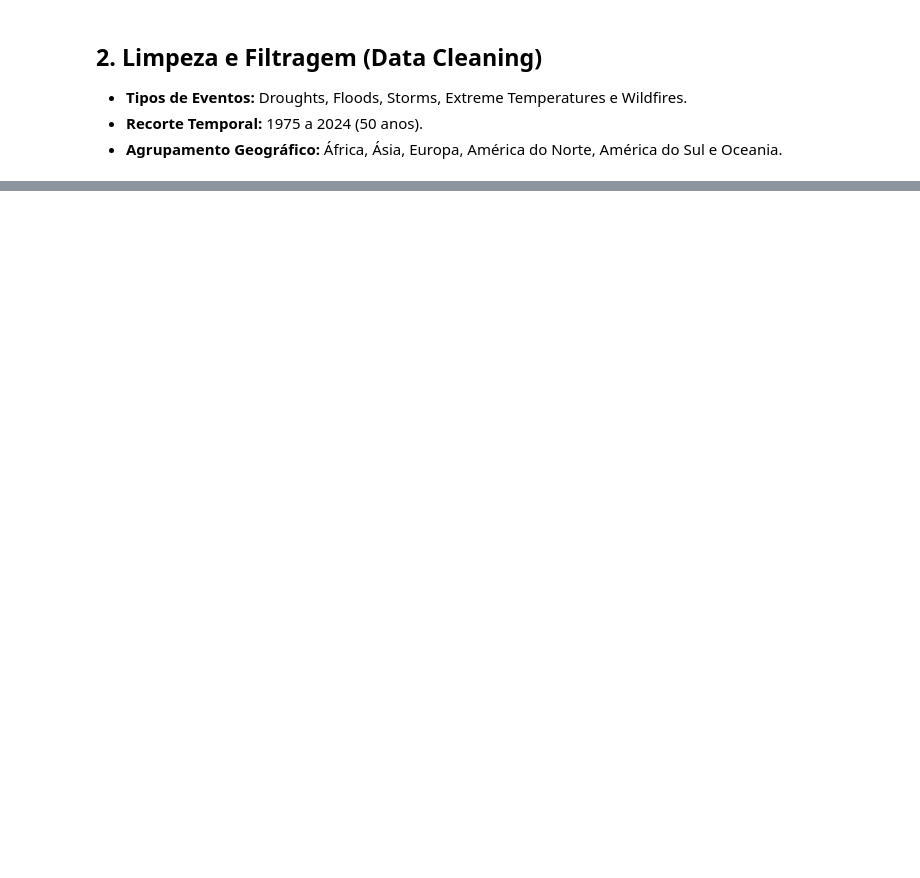
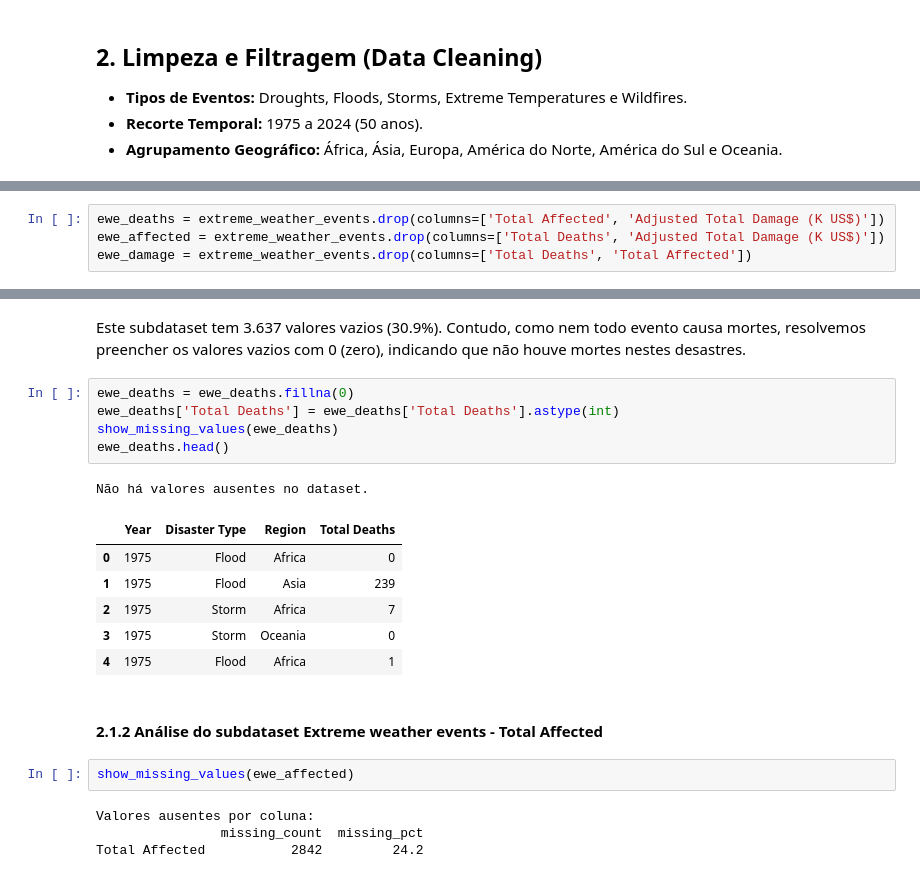
Before and after one commit to felipesabbado/2026-IPS-vd-project, a Jupyter notebook: notebooks/analysis.ipynb, the cells around one changed output, grey strips where cells are left out. Drawn from its saved outputs; the diff is of its cells as text; blank space fills up the shorter version.

```diff
--- a/notebooks/analysis.ipynb
+++ b/notebooks/analysis.ipynb
@@ -525,0 +152,4 @@ emdata = pd.read_excel("./emdat/EMDAT-Events_Clean")
+# %%
+ewe_deaths = extreme_weather_events.drop(columns=['Total Affected', 'Adjusted Total Damage (K US$)'])
+ewe_affected = extreme_weather_events.drop(columns=['Total Deaths', 'Adjusted Total Damage (K US$)'])
+ewe_damage = extreme_weather_events.drop(columns=['Total Deaths', 'Total Affected'])
@@ -525,0 +164,23 @@ emdata = pd.read_excel("./emdat/EMDAT-Events_Clean")
+# %% [markdown]
+Este subdataset tem 3.637 valores vazios (30.9%). Contudo, como nem todo evento causa mortes, resolvemos preencher os valores vazios com 0 (zero), indicando que não houve mortes nestes desastres.
+# %%
+ewe_deaths = ewe_deaths.fillna(0)
+ewe_deaths['Total Deaths'] = ewe_deaths['Total Deaths'].astype(int)
+show_missing_values(ewe_deaths)
+ewe_deaths.head()
+# %% [output]
+Não há valores ausentes no dataset.
+|  | Year | Disaster Type | Region | Total Deaths |
+| 0 | 1975 | Flood | Africa | 0 |
+| 1 | 1975 | Flood | Asia | 239 |
+| 2 | 1975 | Storm | Africa | 7 |
+| 3 | 1975 | Storm | Oceania | 0 |
+| 4 | 1975 | Flood | Africa | 1 |
+# %% [markdown]
+#### 2.1.2 Análise do subdataset **Extreme weather events - Total Affected**
+# %%
+show_missing_values(ewe_affected)
+# %% [output]
+Valores ausentes por coluna:
+                missing_count  missing_pct
+Total Affected           2842         24.2
```
Also changed, not shown: parts of 40 cells of this notebook, 1 other file.
